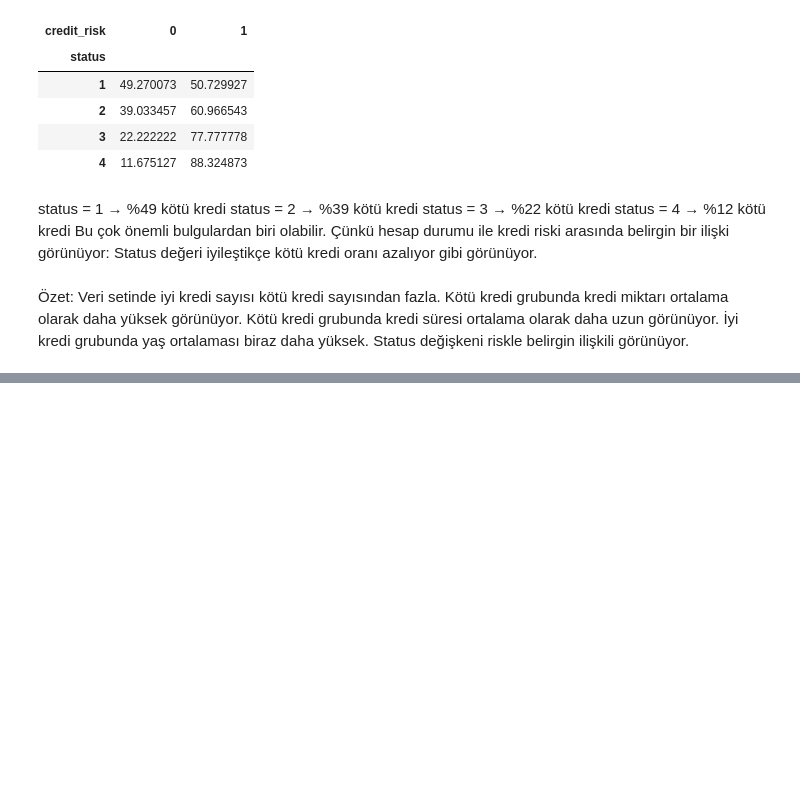
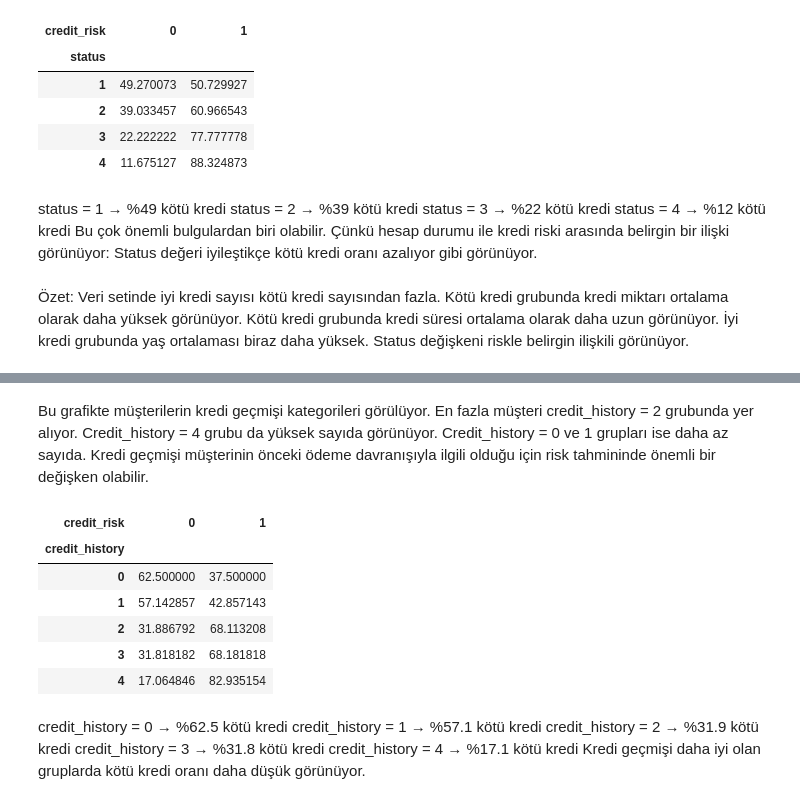
Before and after one commit to Esr1903/credit-risk-scoring-system, a Jupyter notebook: notebooks/02_veri_kesfi_ve_grafikler.ipynb, the cells around one changed output, grey strips where cells are left out. Drawn from its saved outputs; the diff is of its cells as text; code cells hidden in the pictures; blank space fills up the shorter version.

```diff
--- a/notebooks/02_veri_kesfi_ve_grafikler.ipynb
+++ b/notebooks/02_veri_kesfi_ve_grafikler.ipynb
@@ -258,0 +344,20 @@ Status değişkeni riskle belirgin ilişkili görünüyor.
+# %% [markdown]
+Bu grafikte müşterilerin kredi geçmişi kategorileri görülüyor. En fazla müşteri credit_history = 2 grubunda yer alıyor. Credit_history = 4 grubu da yüksek sayıda görünüyor. Credit_history = 0 ve 1 grupları ise daha az sayıda. Kredi geçmişi müşterinin önceki ödeme davranışıyla ilgili olduğu için risk tahmininde önemli bir değişken olabilir.
+# %%
+credit_history_risk_table = pd.crosstab(df["credit_history"], df["credit_risk"], normalize="index") * 100
+credit_history_risk_table
+# %% [output]
+| credit_risk | 0 | 1 |
+| credit_history |  |  |
+| 0 | 62.500000 | 37.500000 |
+| 1 | 57.142857 | 42.857143 |
+| 2 | 31.886792 | 68.113208 |
+| 3 | 31.818182 | 68.181818 |
+| 4 | 17.064846 | 82.935154 |
+# %% [markdown]
+credit_history = 0 → %62.5 kötü kredi
+credit_history = 1 → %57.1 kötü kredi
+credit_history = 2 → %31.9 kötü kredi
+credit_history = 3 → %31.8 kötü kredi
+credit_history = 4 → %17.1 kötü kredi
+Kredi geçmişi daha iyi olan gruplarda kötü kredi oranı daha düşük görünüyor.
```
Also changed, not shown: parts of 9 cells of this notebook.
